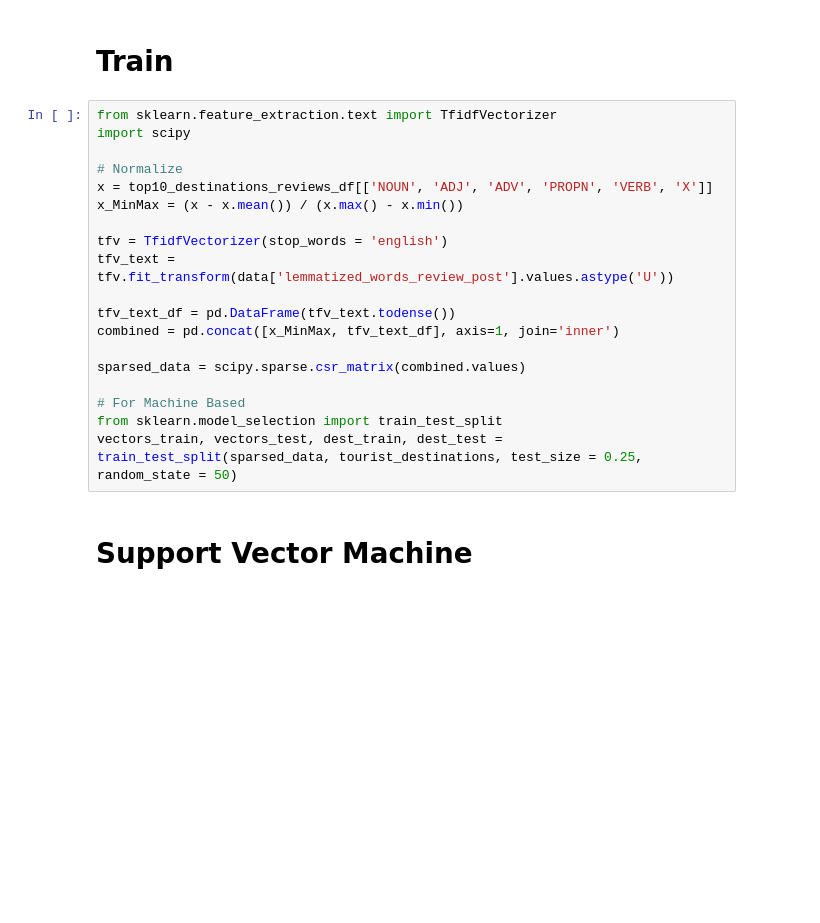
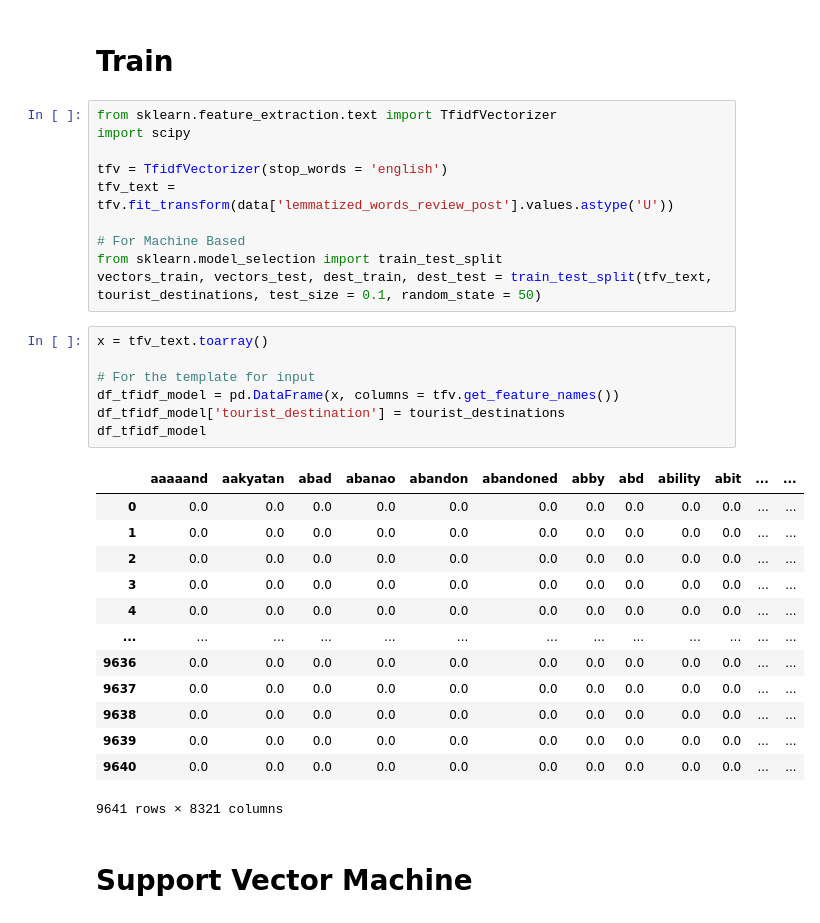
Before and after one commit to CS-HELL/PH-TouristSpots-Analysis, a Jupyter notebook: training/tfidf_vectorizer_train_part2.ipynb, the cells around one changed output. Cells and saved outputs as stored; diff of their text form; blank space fills up the shorter version.

```diff
--- a/training/tfidf_vectorizer_train_part2.ipynb
+++ b/training/tfidf_vectorizer_train_part2.ipynb
@@ -116,21 +130,33 @@ array(['Burnham Park', 'Mines View Observation Deck',
 from sklearn.feature_extraction.text import TfidfVectorizer
 import scipy
 
-# Normalize
-x = top10_destinations_reviews_df[['NOUN', 'ADJ', 'ADV', 'PROPN', 'VERB', 'X']]
-x_MinMax = (x - x.mean()) / (x.max() - x.min())
-
 tfv = TfidfVectorizer(stop_words = 'english')
 tfv_text = tfv.fit_transform(data['lemmatized_words_review_post'].values.astype('U'))
 
-tfv_text_df = pd.DataFrame(tfv_text.todense())
-combined = pd.concat([x_MinMax, tfv_text_df], axis=1, join='inner')
-
-sparsed_data = scipy.sparse.csr_matrix(combined.values)
-
 # For Machine Based
 from sklearn.model_selection import train_test_split
-vectors_train, vectors_test, dest_train, dest_test = train_test_split(sparsed_data, tourist_destinations, test_size = 0.25, random_state = 50)
+vectors_train, vectors_test, dest_train, dest_test = train_test_split(tfv_text, tourist_destinations, test_size = 0.1, random_state = 50)
+# %%
+x = tfv_text.toarray()
+
+# For the template for input
+df_tfidf_model = pd.DataFrame(x, columns = tfv.get_feature_names())
+df_tfidf_model['tourist_destination'] = tourist_destinations
+df_tfidf_model
+# %% [output]
+|  | aaaaand | aakyatan | abad | abanao | abandon | abandoned | abby | abd | ability | abit | ... | ... |
+| 0 | 0.0 | 0.0 | 0.0 | 0.0 | 0.0 | 0.0 | 0.0 | 0.0 | 0.0 | 0.0 | ... | ... |
+| 1 | 0.0 | 0.0 | 0.0 | 0.0 | 0.0 | 0.0 | 0.0 | 0.0 | 0.0 | 0.0 | ... | ... |
+| 2 | 0.0 | 0.0 | 0.0 | 0.0 | 0.0 | 0.0 | 0.0 | 0.0 | 0.0 | 0.0 | ... | ... |
+| 3 | 0.0 | 0.0 | 0.0 | 0.0 | 0.0 | 0.0 | 0.0 | 0.0 | 0.0 | 0.0 | ... | ... |
+| 4 | 0.0 | 0.0 | 0.0 | 0.0 | 0.0 | 0.0 | 0.0 | 0.0 | 0.0 | 0.0 | ... | ... |
+| ... | ... | ... | ... | ... | ... | ... | ... | ... | ... | ... | ... | ... |
+| 9636 | 0.0 | 0.0 | 0.0 | 0.0 | 0.0 | 0.0 | 0.0 | 0.0 | 0.0 | 0.0 | ... | ... |
+| 9637 | 0.0 | 0.0 | 0.0 | 0.0 | 0.0 | 0.0 | 0.0 | 0.0 | 0.0 | 0.0 | ... | ... |
+| 9638 | 0.0 | 0.0 | 0.0 | 0.0 | 0.0 | 0.0 | 0.0 | 0.0 | 0.0 | 0.0 | ... | ... |
+| 9639 | 0.0 | 0.0 | 0.0 | 0.0 | 0.0 | 0.0 | 0.0 | 0.0 | 0.0 | 0.0 | ... | ... |
+| 9640 | 0.0 | 0.0 | 0.0 | 0.0 | 0.0 | 0.0 | 0.0 | 0.0 | 0.0 | 0.0 | ... | ... |
+9641 rows × 8321 columns
 # %% [markdown]
 # Support Vector Machine
 # %%
```
Also changed, not shown: parts of 14 cells of this notebook, 13 other files.
